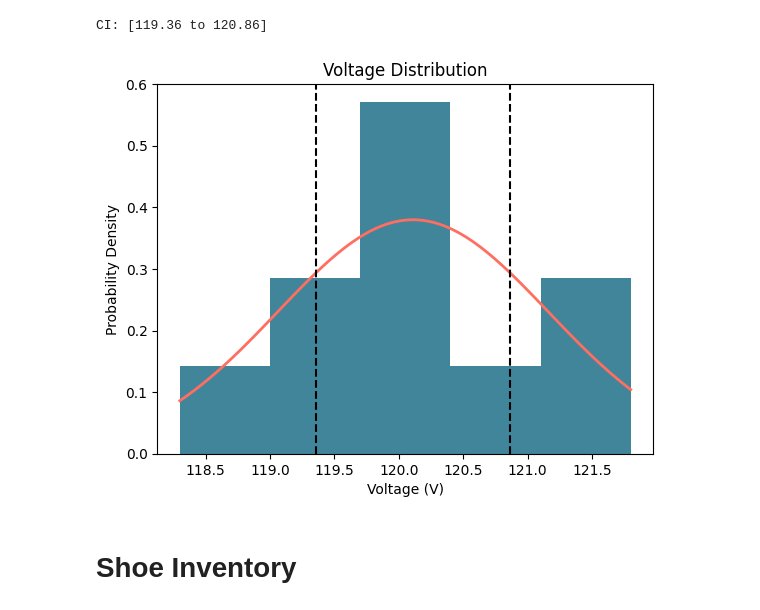
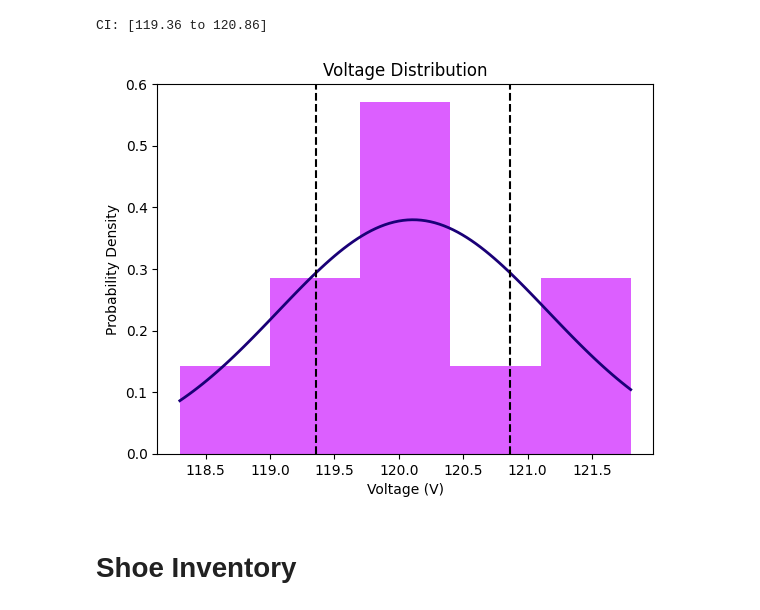
Before and after one commit to lancemarcobalthub/MATHEDA, a Jupyter notebook: lab-8-t-distribution.ipynb, the cells around one changed output. Drawn from its saved outputs; the diff is of its cells as text; code cells hidden in the pictures.

```diff
--- a/lab-8-t-distribution.ipynb
+++ b/lab-8-t-distribution.ipynb
@@ -88,36 +88,36 @@ std = df['Voltage'].std(ddof=1)
 x_min = df['Voltage'].min()
 x_max = df['Voltage'].max()
 
 # normal distribution plot
 x = np.linspace(x_min, x_max, 100)
 p = stats.norm.pdf(x, mean, std)
 plt.plot(x, p,
          linewidth=2,
-         color='#FF6F61')
+         color="#1A0077")
 
 # histogram
 plt.hist(df['Voltage'],
          bins=5,
          density=True,
          alpha=0.8,
-         color='#126782')
+         color="#D437FF")
 
 plt.title('Voltage Distribution')
 plt.ylabel('Probability Density')
 plt.xlabel('Voltage (V)')
 
 # confidence interval
 plt.axvline(x=ci_lower,
             color='black',
             linestyle='--')
 
 plt.axvline(x=ci_upper,
             color='black',
             linestyle='--')
 
 plt.show()
 # %% [output]
-[figure, old version]
+[figure, new version]
 # %% [markdown]
 # Shoe Inventory
 # %%
```
Also changed, not shown: 1 other file.
